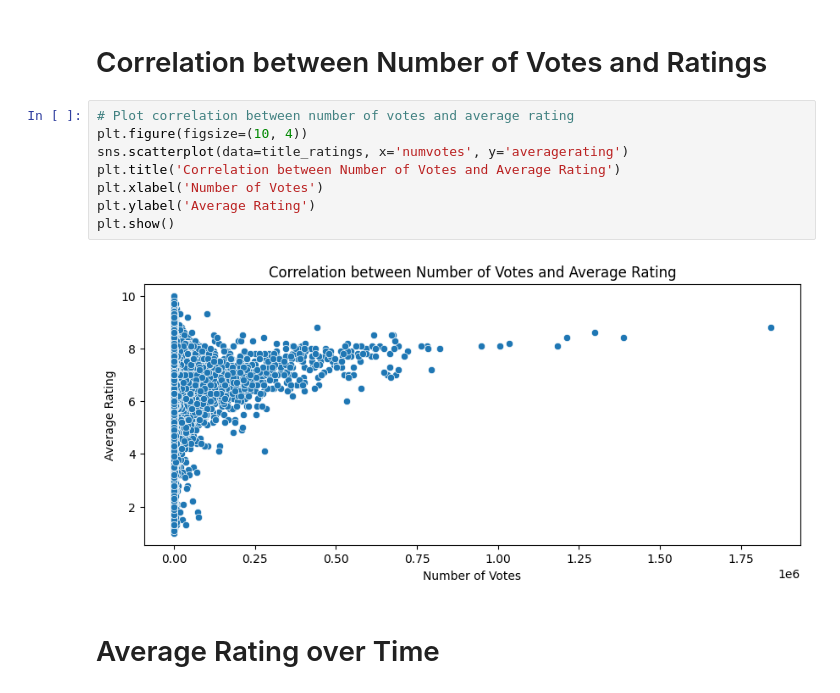
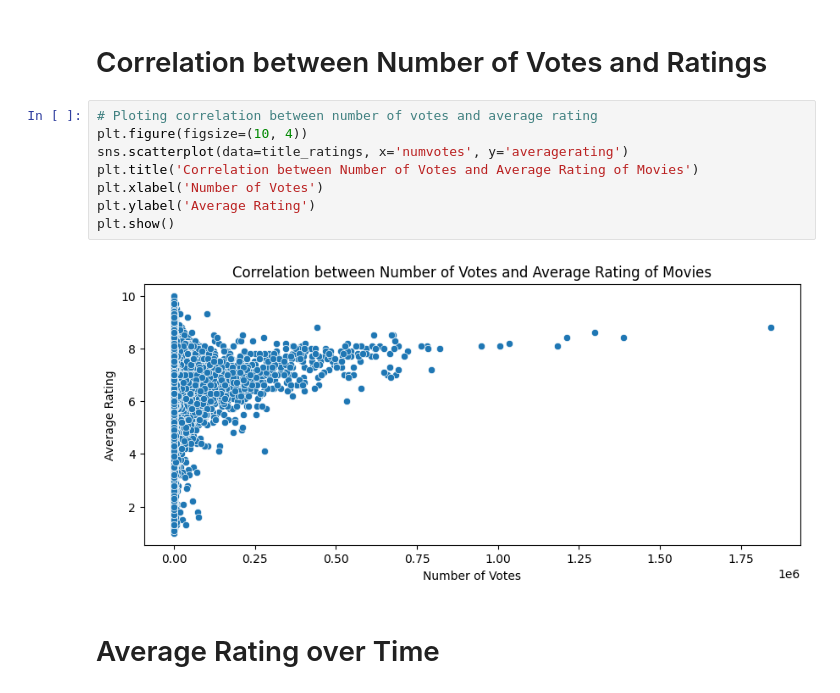
Before and after one commit to Joakim-Nandwa/DVF-PT03-Project-1, a Jupyter notebook: Joakim_Student.ipynb, the cells around one changed output. Drawn from its saved outputs; the diff is of its cells as text.

```diff
--- a/Joakim_Student.ipynb
+++ b/Joakim_Student.ipynb
@@ -709,15 +702,15 @@ plt.show()
 # %% [markdown]
 # Correlation between Number of Votes and Ratings
 # %%
-# Plot correlation between number of votes and average rating
+# Ploting correlation between number of votes and average rating
 plt.figure(figsize=(10, 4))
 sns.scatterplot(data=title_ratings, x='numvotes', y='averagerating')
-plt.title('Correlation between Number of Votes and Average Rating')
+plt.title('Correlation between Number of Votes and Average Rating of Movies')
 plt.xlabel('Number of Votes')
 plt.ylabel('Average Rating')
 plt.show()
 # %% [output]
-[figure, old version]
+[figure, new version]
 # %% [markdown]
 # Average Rating over Time
 # %%
```
Also changed, not shown: parts of 22 cells of this notebook.
